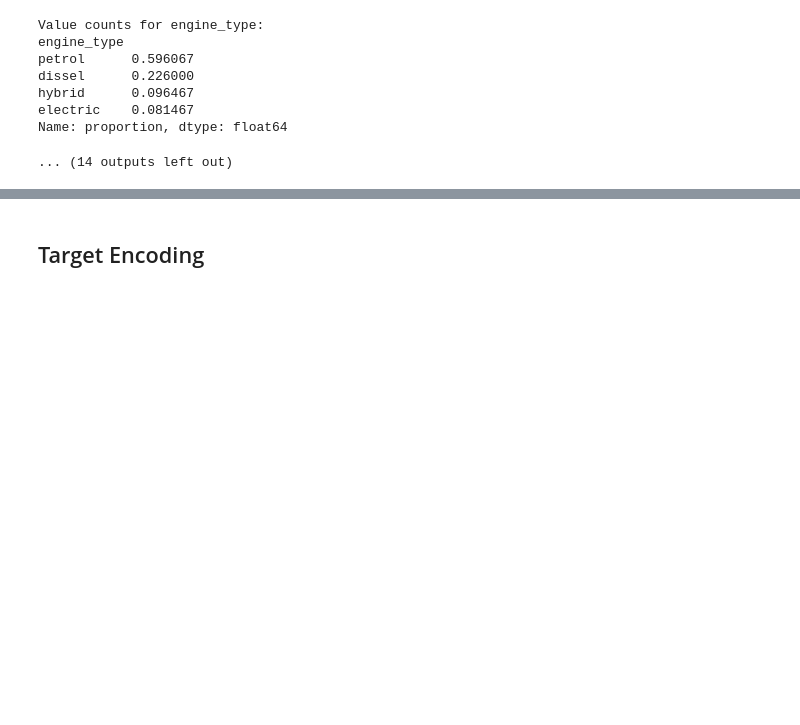
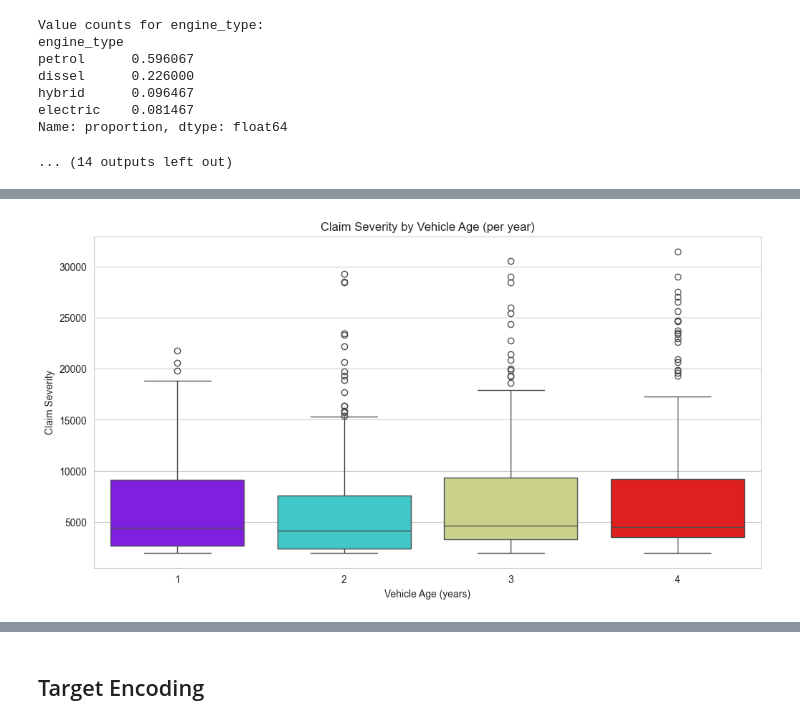
Before and after one commit to adervesh03/Hawkeye-Datathon-2025, a Jupyter notebook: backend/data_exploration.ipynb, the cells around one changed output, grey strips where cells are left out. Drawn from its saved outputs; the diff is of its cells as text; code cells hidden in the pictures; blank space fills up the shorter version.

```diff
--- a/backend/data_exploration.ipynb
+++ b/backend/data_exploration.ipynb
@@ -214,0 +256,15 @@ Name: proportion, dtype: float64
+# %%
+plt.figure(figsize=(12,6))
+sns.boxplot(
+    x='veh_age',
+    y='claim_sev',
+    hue='veh_age',
+    data=model_data,
+    palette='rainbow',
+    legend=False)
+plt.title('Claim Severity by Vehicle Age (per year)')
+plt.xlabel('Vehicle Age (years)')
+plt.ylabel('Claim Severity')
+plt.show()
+# %% [output]
+[figure, added]
```
Also changed, not shown: parts of 8 cells of this notebook, 1 other file.
